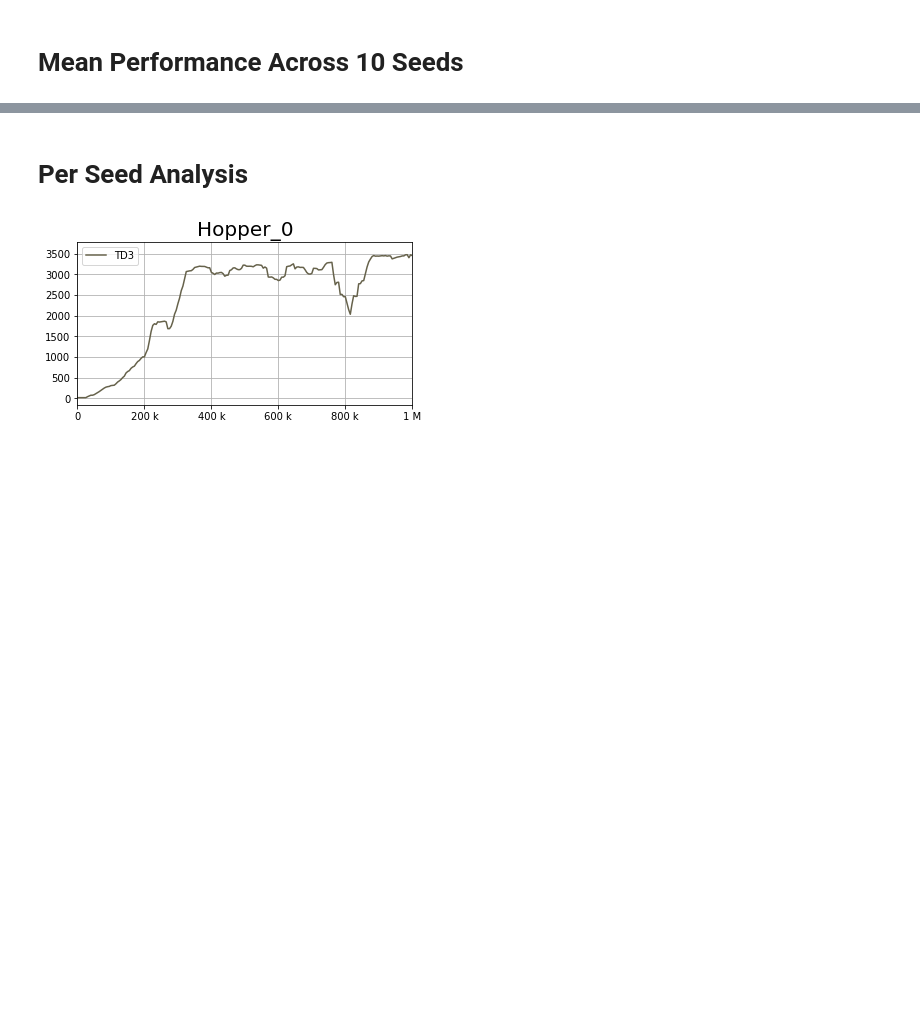
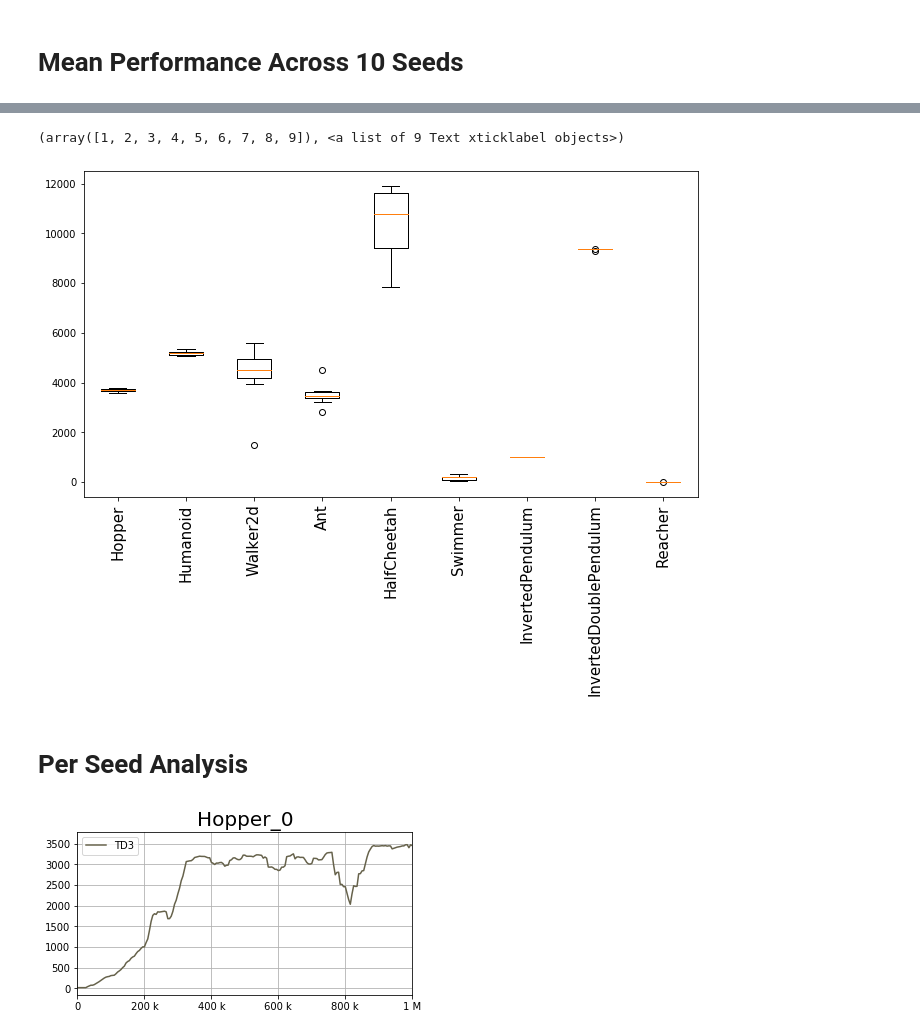
Before and after one commit to tesslerc/TD3-JAX, a Jupyter notebook: plot_results.ipynb, the cells around one changed output, grey strips where cells are left out. Cells and saved outputs as stored; diff of their text form; code cells hidden in the pictures; blank space fills up the shorter version.

```diff
--- a/plot_results.ipynb
+++ b/plot_results.ipynb
@@ -145,6 +148,18 @@ Reacher
 [figure]
 [figure]
 [figure]
+# %%
+fig = plt.figure(1, figsize=(11, 6))
+
+ax = fig.add_subplot(111)
+
+# Create the boxplot
+bp = ax.boxplot(all_envs_data)
+ax.set_xticklabels(envs)
+plt.xticks(rotation=90, fontsize=15)
+# %% [output]
+(array([1, 2, 3, 4, 5, 6, 7, 8, 9]), <a list of 9 Text xticklabel objects>)
+[figure, added]
 # %% [markdown]
 # Per Seed Analysis
 # %%
```
Also changed, not shown: parts of 2 cells of this notebook, 4 other files.
